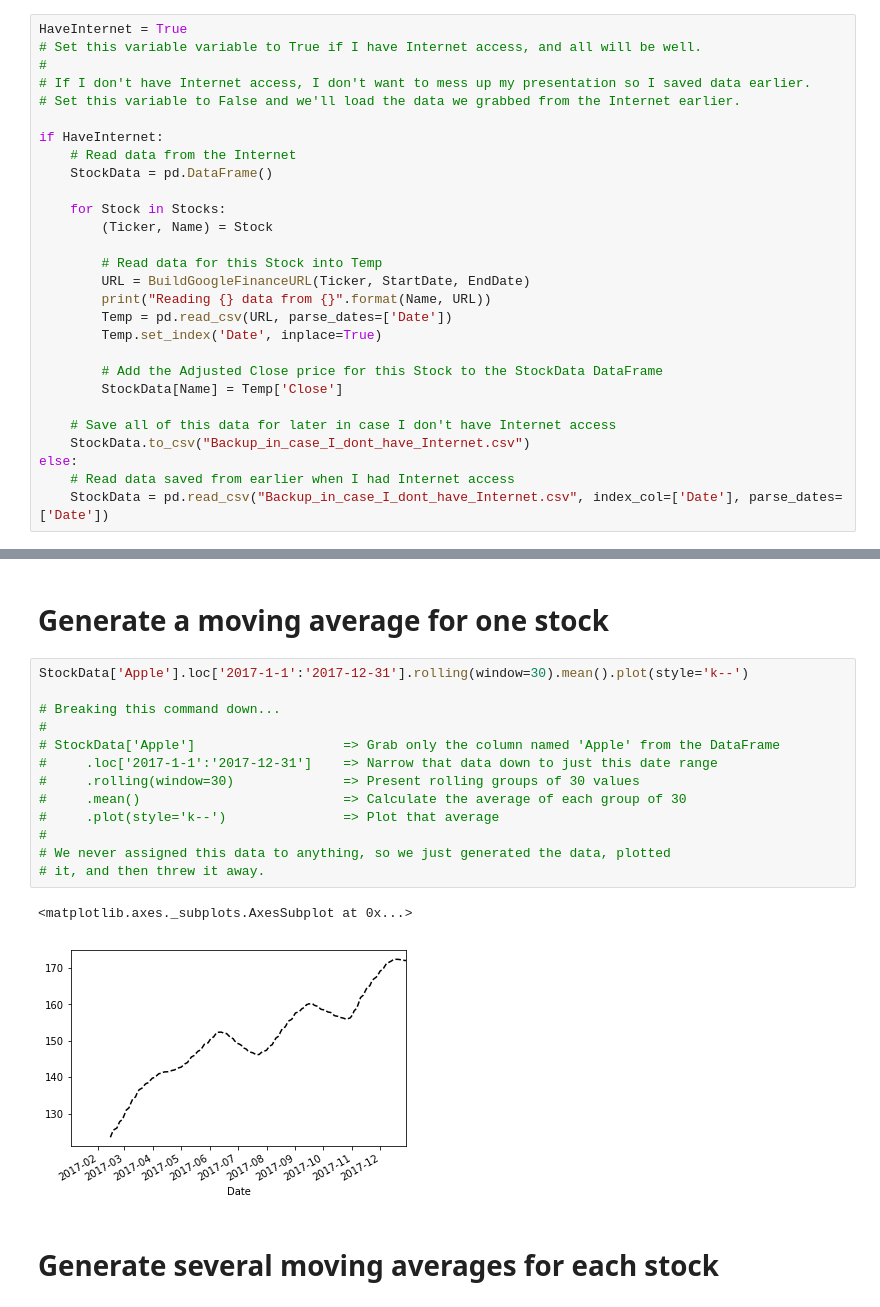
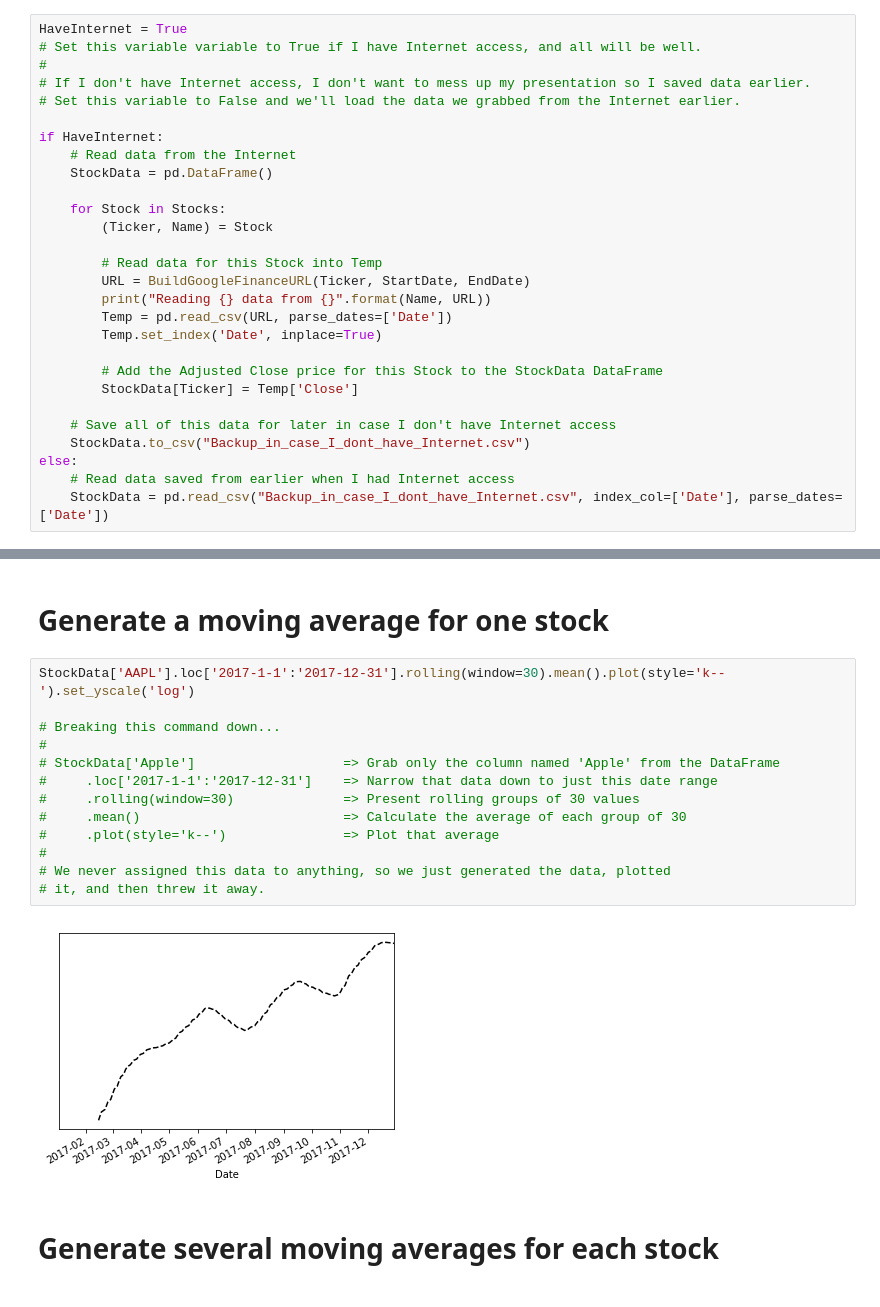
Before and after one commit to dannymulligan/public, a Jupyter notebook: Austin_Python_Meetup/Using_Python_instead_of_Excel.ipynb, the cells around one changed output, grey strips where cells are left out. Cells and saved outputs as stored; diff of their text form.

```diff
--- a/Austin_Python_Meetup/Using_Python_instead_of_Excel.ipynb
+++ b/Austin_Python_Meetup/Using_Python_instead_of_Excel.ipynb
@@ -208,7 +208,7 @@ if HaveInternet:
         Temp.set_index('Date', inplace=True)
 
         # Add the Adjusted Close price for this Stock to the StockData DataFrame
-        StockData[Name] = Temp['Close']
+        StockData[Ticker] = Temp['Close']
 
     # Save all of this data for later in case I don't have Internet access
     StockData.to_csv("Backup_in_case_I_dont_have_Internet.csv")
@@ -333,21 +341,20 @@ StockData['Apple'].loc['2017-01-01':'2017-12-31'].plot(style='k--')
 # %% [markdown]
 # Generate a moving average for one stock
 # %%
-StockData['Apple'].loc['2017-1-1':'2017-12-31'].rolling(window=30).mean().plot(style='k--')
+StockData['AAPL'].loc['2017-1-1':'2017-12-31'].rolling(window=30).mean().plot(style='k--').set_yscale('log')
 
 # Breaking this command down...
 #
 # StockData['Apple']                   => Grab only the column named 'Apple' from the DataFrame
 #     .loc['2017-1-1':'2017-12-31']    => Narrow that data down to just this date range
 #     .rolling(window=30)              => Present rolling groups of 30 values
 #     .mean()                          => Calculate the average of each group of 30
 #     .plot(style='k--')               => Plot that average
 #
 # We never assigned this data to anything, so we just generated the data, plotted
 # it, and then threw it away.
 # %% [output]
-<matplotlib.axes._subplots.AxesSubplot at 0x...>
-[figure, old version]
+[figure, new version]
 # %% [markdown]
 # Generate several moving averages for each stock
 # %%
```
Also changed, not shown: parts of 13 cells of this notebook, 1 other file.
